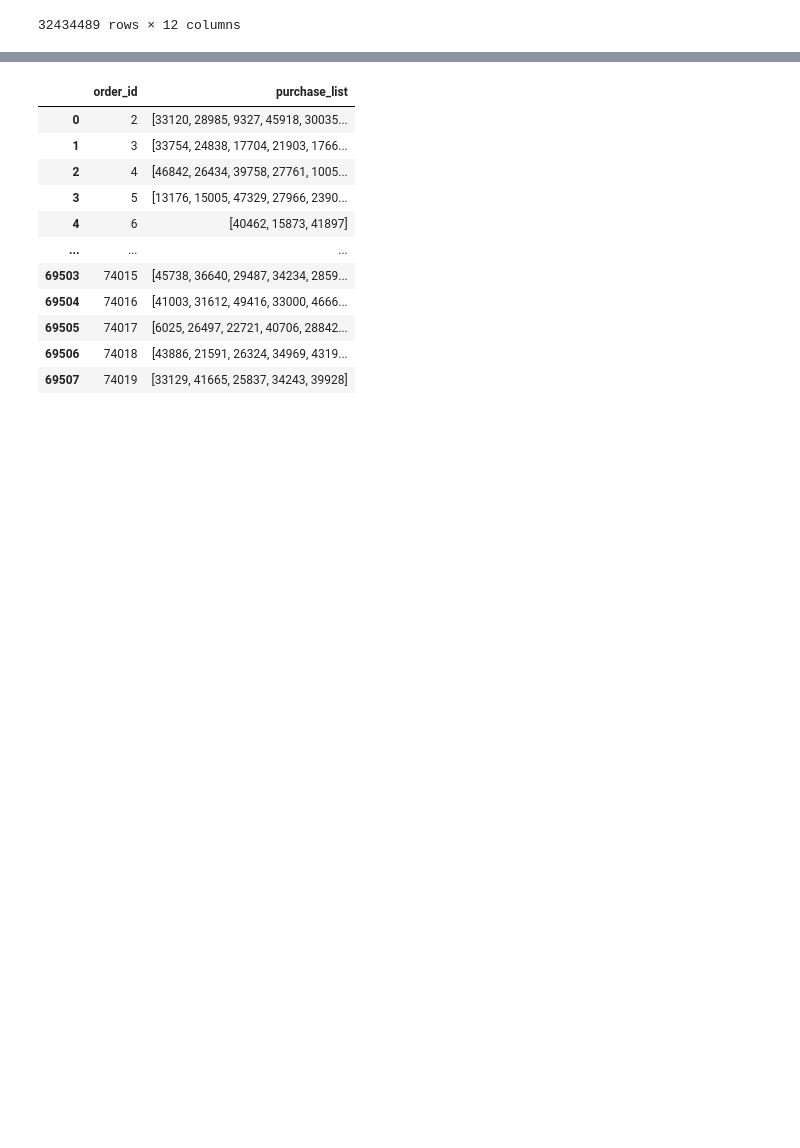
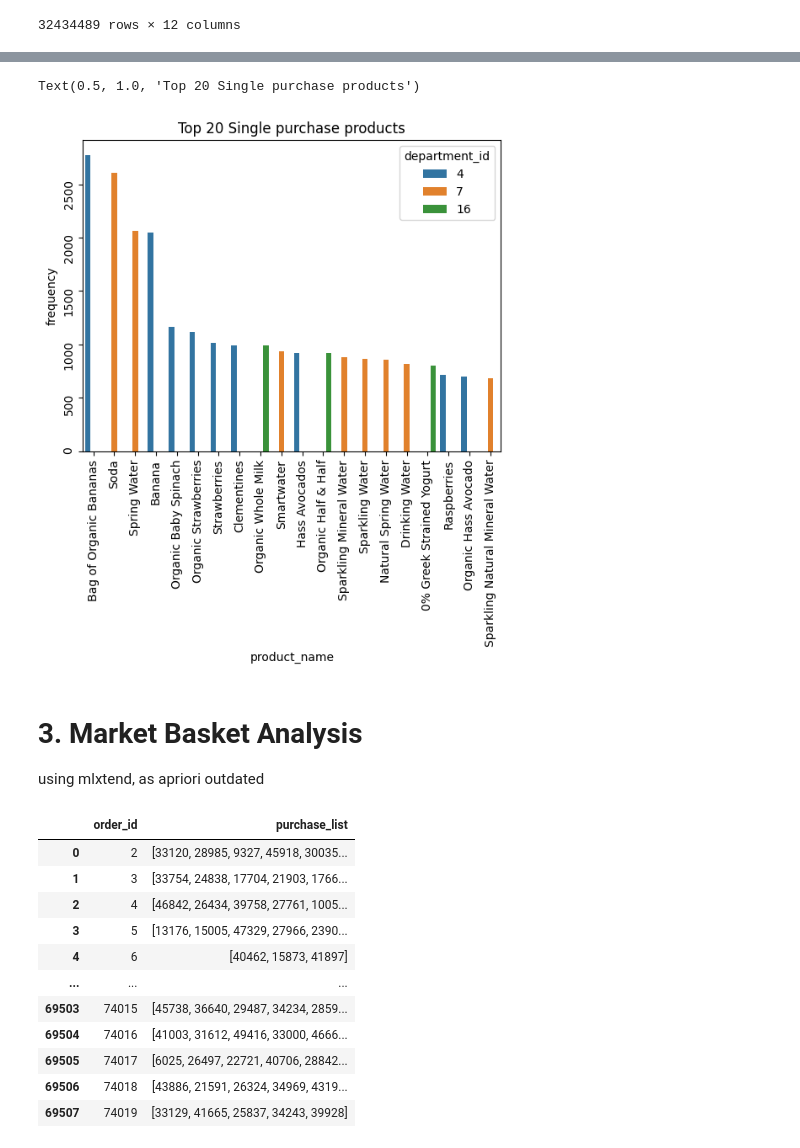
Before and after one commit to kwonowk/market-basket-analysis, a Jupyter notebook: instacart_analysis.ipynb, the cells around one changed output, grey strips where cells are left out. Drawn from its saved outputs; the diff is of its cells as text; code cells hidden in the pictures; blank space fills up the shorter version.

Commit message:
Divided the transactions into single purchase and multipurchase to increase the accuracy of MBA

```diff
--- a/instacart_analysis.ipynb
+++ b/instacart_analysis.ipynb
@@ -334,0 +332,9 @@ using apyori, an algorithm based on apriori algorithm. Decided to use apyori ins
+# %%
+# Before looking at order combination, examine orders with a single product
+
+# Identifying purchases with only one item
+order_product = transactions.groupby(['order_id']).agg(product_count = ('product_id','count'))
+transactions = transactions.merge(order_product, on = 'order_id', how = 'left')
+
+transactions_single = transactions.loc[transactions['product_count'] == 1]
+transactions_multiple = transactions.loc[transactions['product_count'] > 1]
@@ -335,3 +381,18 @@ using apyori, an algorithm based on apriori algorithm. Decided to use apyori ins
+# %%
+temp = pd.DataFrame(transactions_single['product_id'].value_counts().reset_index())
+temp.columns = ['product_id','frequency']
+temp = temp.merge(products, on = 'product_id', how = 'left')
+t = temp[:20]
+t
+sns.barplot(data = t, x = 'product_name', y = 'frequency', order = t.product_name, hue = 'department_id')
+plt.tick_params(rotation = 90)
+plt.title('Top 20 Single purchase products')
+# %% [output]
+Text(0.5, 1.0, 'Top 20 Single purchase products')
+[figure, added]
+# %% [markdown]
+# 3. Market Basket Analysis
+using mlxtend, as apriori outdated
 # %%
 # Storing list of products purchased per order
 purchases = transactions.iloc[:700_000].groupby('order_id')['product_id'].apply(list).reset_index().dropna().rename(columns={'product_id':'purchase_list'})
```
Also changed, not shown: parts of 9 cells of this notebook.
